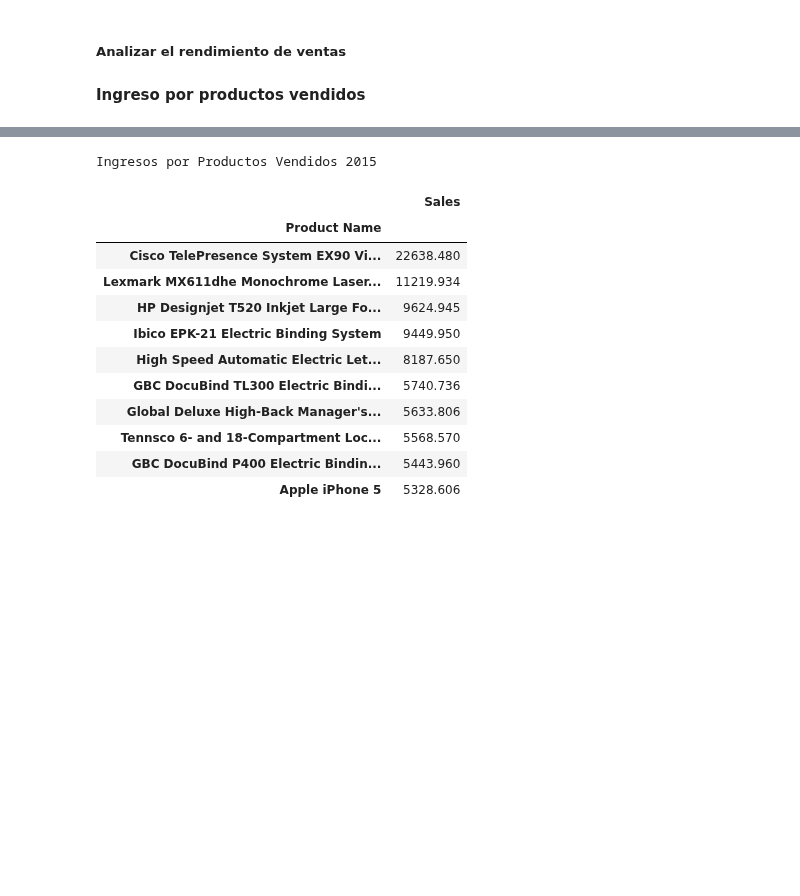
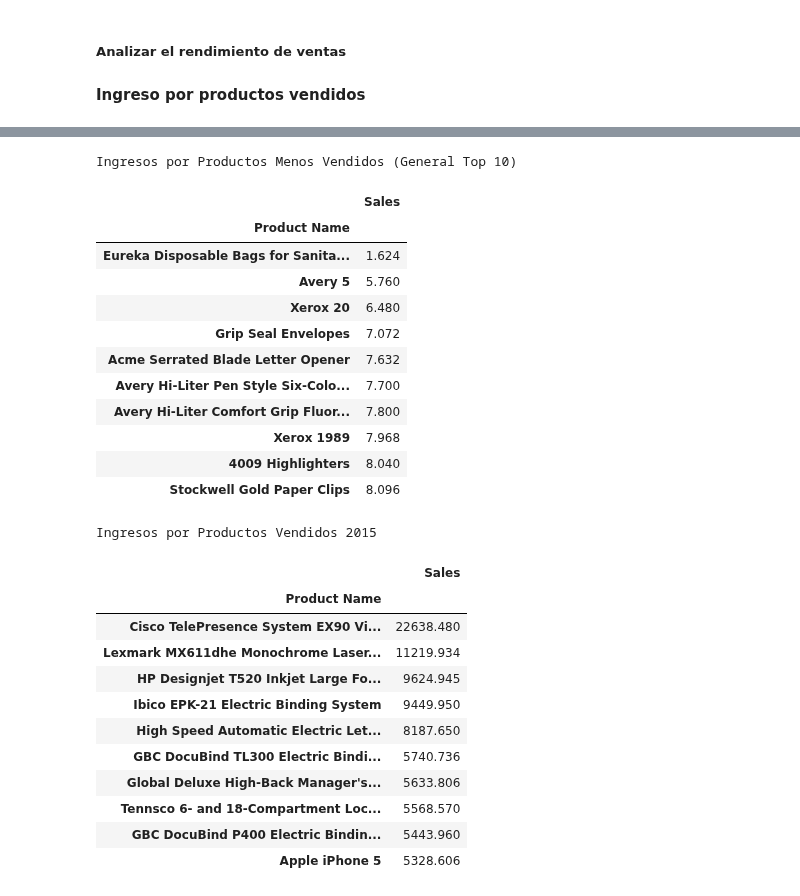
Before and after one commit to SaitoM17/superstore_sales, a Jupyter notebook: notebooks/objetivo_proyecto.ipynb, the cells around one changed output, grey strips where cells are left out. Drawn from its saved outputs; the diff is of its cells as text; code cells hidden in the pictures; blank space fills up the shorter version.

Commit message:
refactor: Ingresos por productos vendidos (general)

```diff
--- a/notebooks/objetivo_proyecto.ipynb
+++ b/notebooks/objetivo_proyecto.ipynb
@@ -46,6 +46,8 @@ productos_vendidos = pd.pivot_table(
     index='Product Name',
     aggfunc='sum'
 )
-productos_vendidos_ordenado = productos_vendidos.sort_values(by='Sales',ascending=False)
-productos_vendidos_top = productos_vendidos_ordenado.head(10)
-productos_vendidos_top
+productos_vendidos_desc = productos_vendidos.sort_values(by='Sales',ascending=False)
+productos_vendidos_asc = productos_vendidos.sort_values(by='Sales', ascending=True)
+
+productos_vendidos_top_mas = productos_vendidos_desc.head(10)
+productos_vendidos_top_menos = productos_vendidos_asc.head(10)
@@ -65,3 +71,20 @@ productos_vendidos_top
+# %%
+print('Ingresos por Productos Menos Vendidos (General Top 10)')
+productos_vendidos_top_menos
+# %% [output]
+Ingresos por Productos Menos Vendidos (General Top 10)
+|  | Sales |
+| Product Name |  |
+| Eureka Disposable Bags for Sanita... | 1.624 |
+| Avery 5 | 5.760 |
+| Xerox 20 | 6.480 |
+| Grip Seal Envelopes | 7.072 |
+| Acme Serrated Blade Letter Opener | 7.632 |
+| Avery Hi-Liter Pen Style Six-Colo... | 7.700 |
+| Avery Hi-Liter Comfort Grip Fluor... | 7.800 |
+| Xerox 1989 | 7.968 |
+| 4009 Highlighters | 8.040 |
+| Stockwell Gold Paper Clips | 8.096 |
 # %%
 def top_productos_mas_menos(df):
     td = pd.pivot_table(
```
Also changed, not shown: parts of 2 cells of this notebook.
